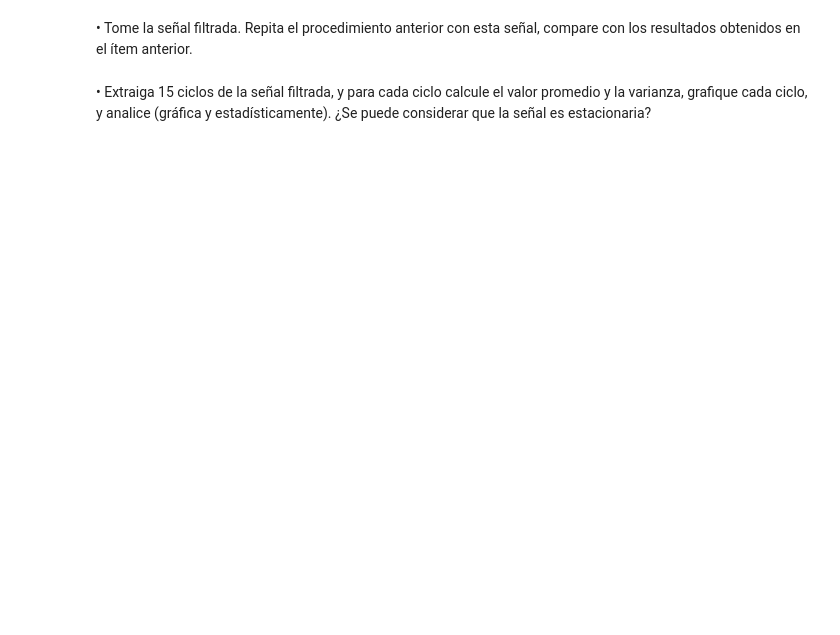
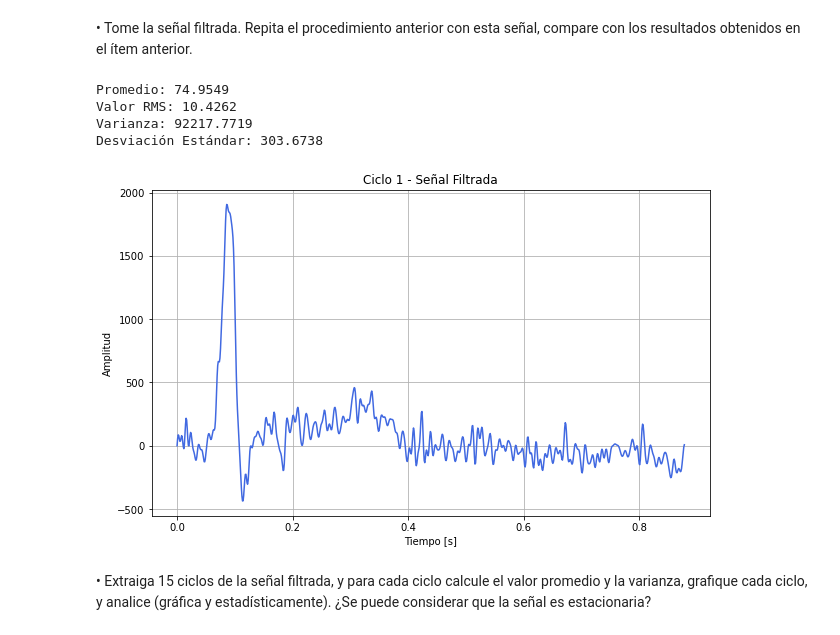
Before and after one commit to LuEnciso21/BIOSENALES24II, a Jupyter notebook: Practica3/P3_Python_LuisaEnciso_JaderChingal.ipynb, the cells around one changed output. Cells and saved outputs as stored; diff of their text form; code cells hidden in the pictures; blank space fills up the shorter version.

```diff
--- a/Practica3/P3_Python_LuisaEnciso_JaderChingal.ipynb
+++ b/Practica3/P3_Python_LuisaEnciso_JaderChingal.ipynb
@@ -107,4 +160,13 @@ La señal sin filtrar muestra un comportamiento típico de un registro de ECG, c
 # %% [markdown]
 •	Tome la señal filtrada. Repita el procedimiento anterior con esta señal, compare con los resultados obtenidos en el ítem anterior.
+# %%
+Filtered=data['ECG_filtered'][0]
+graf_signal(num_muestras,Filtered,"Señal Filtrada")
+# %% [output]
+Promedio: 74.9549
+Valor RMS: 10.4262
+Varianza: 92217.7719
+Desviación Estándar: 303.6738
+[figure, added]
 # %% [markdown]
 •	Extraiga 15 ciclos de la señal filtrada, y para cada ciclo calcule el valor promedio y la varianza, grafique cada ciclo, y analice (gráfica y estadísticamente). ¿Se puede considerar que la señal es estacionaria?
```
Also changed, not shown: parts of 9 cells of this notebook.
